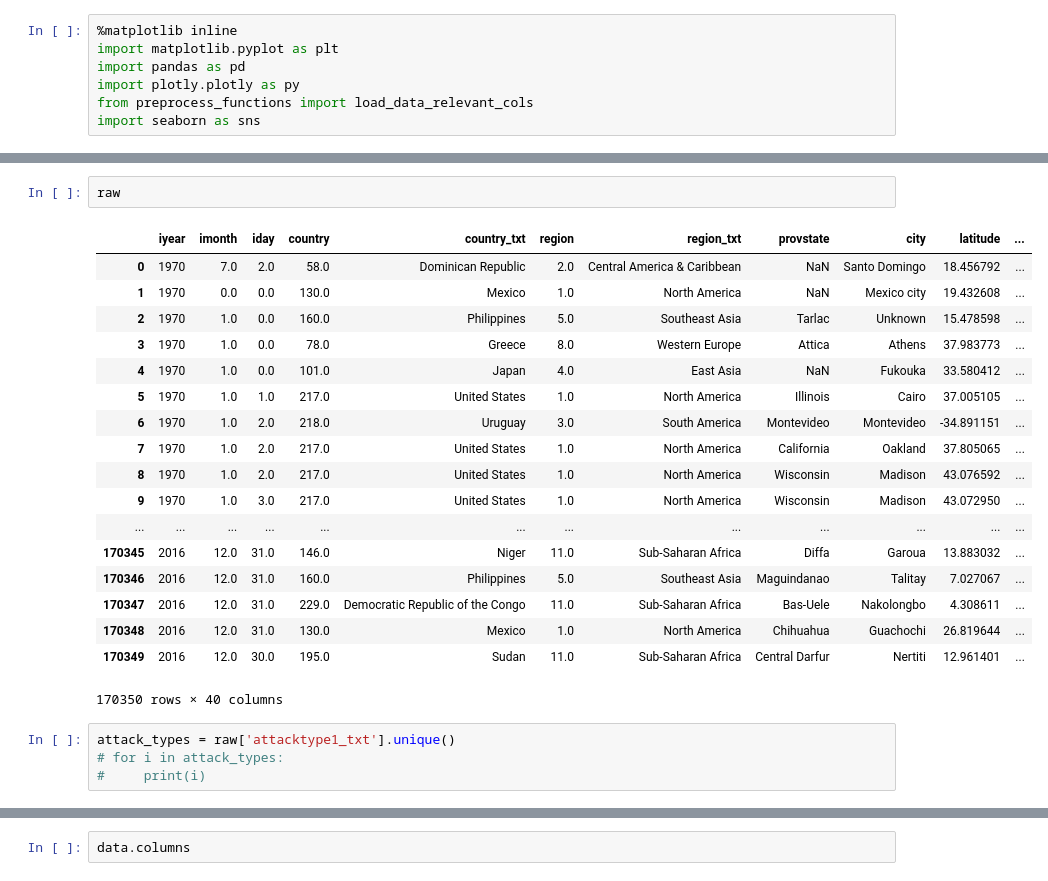
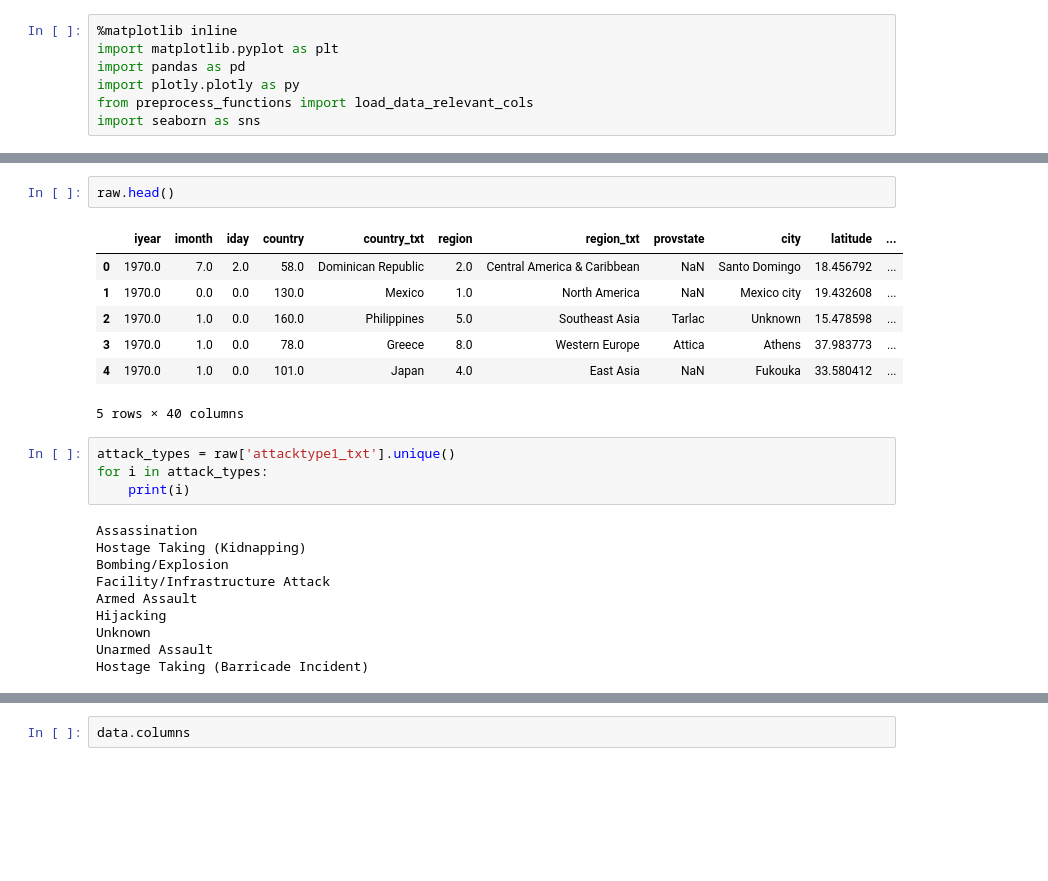
Before and after one commit to jacobakh/ML4CT, a Jupyter notebook: yakub_adven.ipynb, the cells around one changed output, grey strips where cells are left out. Drawn from its saved outputs; the diff is of its cells as text; blank space fills up the shorter version.

```diff
--- a/yakub_adven.ipynb
+++ b/yakub_adven.ipynb
@@ -12,28 +17,27 @@ raw = load_data_relevant_cols()
 # %%
-raw
+raw.head()
 # %% [output]
 |  | iyear | imonth | iday | country | country_txt | region | region_txt | provstate | city | latitude | ... |
-| 0 | 1970 | 7.0 | 2.0 | 58.0 | Dominican Republic | 2.0 | Central America & Caribbean | NaN | Santo Domingo | 18.456792 | ... |
-| 1 | 1970 | 0.0 | 0.0 | 130.0 | Mexico | 1.0 | North America | NaN | Mexico city | 19.432608 | ... |
-| 2 | 1970 | 1.0 | 0.0 | 160.0 | Philippines | 5.0 | Southeast Asia | Tarlac | Unknown | 15.478598 | ... |
-| 3 | 1970 | 1.0 | 0.0 | 78.0 | Greece | 8.0 | Western Europe | Attica | Athens | 37.983773 | ... |
-| 4 | 1970 | 1.0 | 0.0 | 101.0 | Japan | 4.0 | East Asia | NaN | Fukouka | 33.580412 | ... |
-| 5 | 1970 | 1.0 | 1.0 | 217.0 | United States | 1.0 | North America | Illinois | Cairo | 37.005105 | ... |
-| 6 | 1970 | 1.0 | 2.0 | 218.0 | Uruguay | 3.0 | South America | Montevideo | Montevideo | -34.891151 | ... |
-| 7 | 1970 | 1.0 | 2.0 | 217.0 | United States | 1.0 | North America | California | Oakland | 37.805065 | ... |
-| 8 | 1970 | 1.0 | 2.0 | 217.0 | United States | 1.0 | North America | Wisconsin | Madison | 43.076592 | ... |
-| 9 | 1970 | 1.0 | 3.0 | 217.0 | United States | 1.0 | North America | Wisconsin | Madison | 43.072950 | ... |
-| ... | ... | ... | ... | ... | ... | ... | ... | ... | ... | ... | ... |
-| 170345 | 2016 | 12.0 | 31.0 | 146.0 | Niger | 11.0 | Sub-Saharan Africa | Diffa | Garoua | 13.883032 | ... |
-| 170346 | 2016 | 12.0 | 31.0 | 160.0 | Philippines | 5.0 | Southeast Asia | Maguindanao | Talitay | 7.027067 | ... |
-| 170347 | 2016 | 12.0 | 31.0 | 229.0 | Democratic Republic of the Congo | 11.0 | Sub-Saharan Africa | Bas-Uele | Nakolongbo | 4.308611 | ... |
-| 170348 | 2016 | 12.0 | 31.0 | 130.0 | Mexico | 1.0 | North America | Chihuahua | Guachochi | 26.819644 | ... |
-| 170349 | 2016 | 12.0 | 30.0 | 195.0 | Sudan | 11.0 | Sub-Saharan Africa | Central Darfur | Nertiti | 12.961401 | ... |
+| 0 | 1970.0 | 7.0 | 2.0 | 58.0 | Dominican Republic | 2.0 | Central America & Caribbean | NaN | Santo Domingo | 18.456792 | ... |
+| 1 | 1970.0 | 0.0 | 0.0 | 130.0 | Mexico | 1.0 | North America | NaN | Mexico city | 19.432608 | ... |
+| 2 | 1970.0 | 1.0 | 0.0 | 160.0 | Philippines | 5.0 | Southeast Asia | Tarlac | Unknown | 15.478598 | ... |
+| 3 | 1970.0 | 1.0 | 0.0 | 78.0 | Greece | 8.0 | Western Europe | Attica | Athens | 37.983773 | ... |
+| 4 | 1970.0 | 1.0 | 0.0 | 101.0 | Japan | 4.0 | East Asia | NaN | Fukouka | 33.580412 | ... |
-170350 rows × 40 columns
+5 rows × 40 columns
 # %%
 attack_types = raw['attacktype1_txt'].unique()
-# for i in attack_types:
-#     print(i)
+for i in attack_types:
+    print(i)
+# %% [output]
+Assassination
+Hostage Taking (Kidnapping)
+Bombing/Explosion
+Facility/Infrastructure Attack
+Armed Assault
+Hijacking
+Unknown
+Unarmed Assault
+Hostage Taking (Barricade Incident)
 # %%
 raw.iyear = raw.iyear.astype('int')
 raw
```
Also changed, not shown: parts of 27 cells of this notebook.
